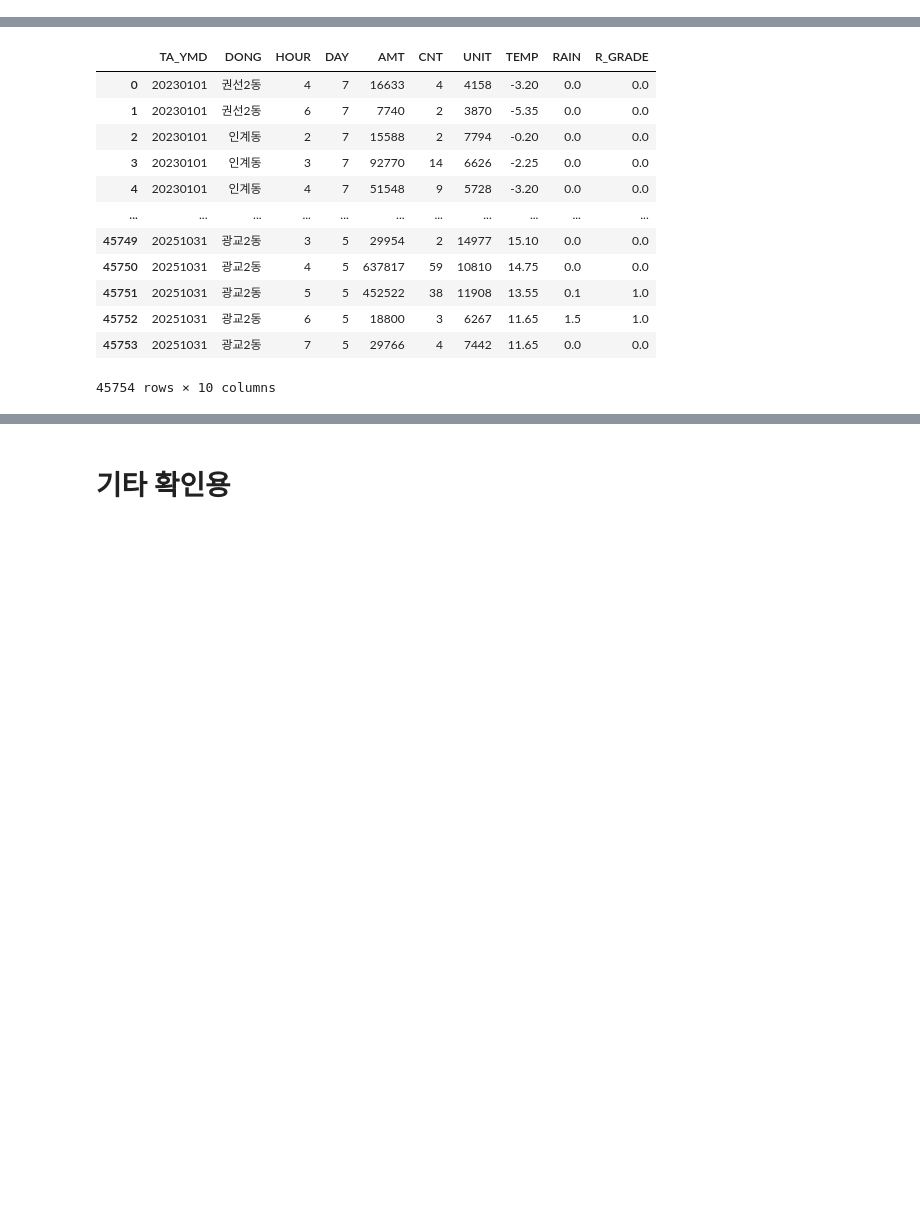
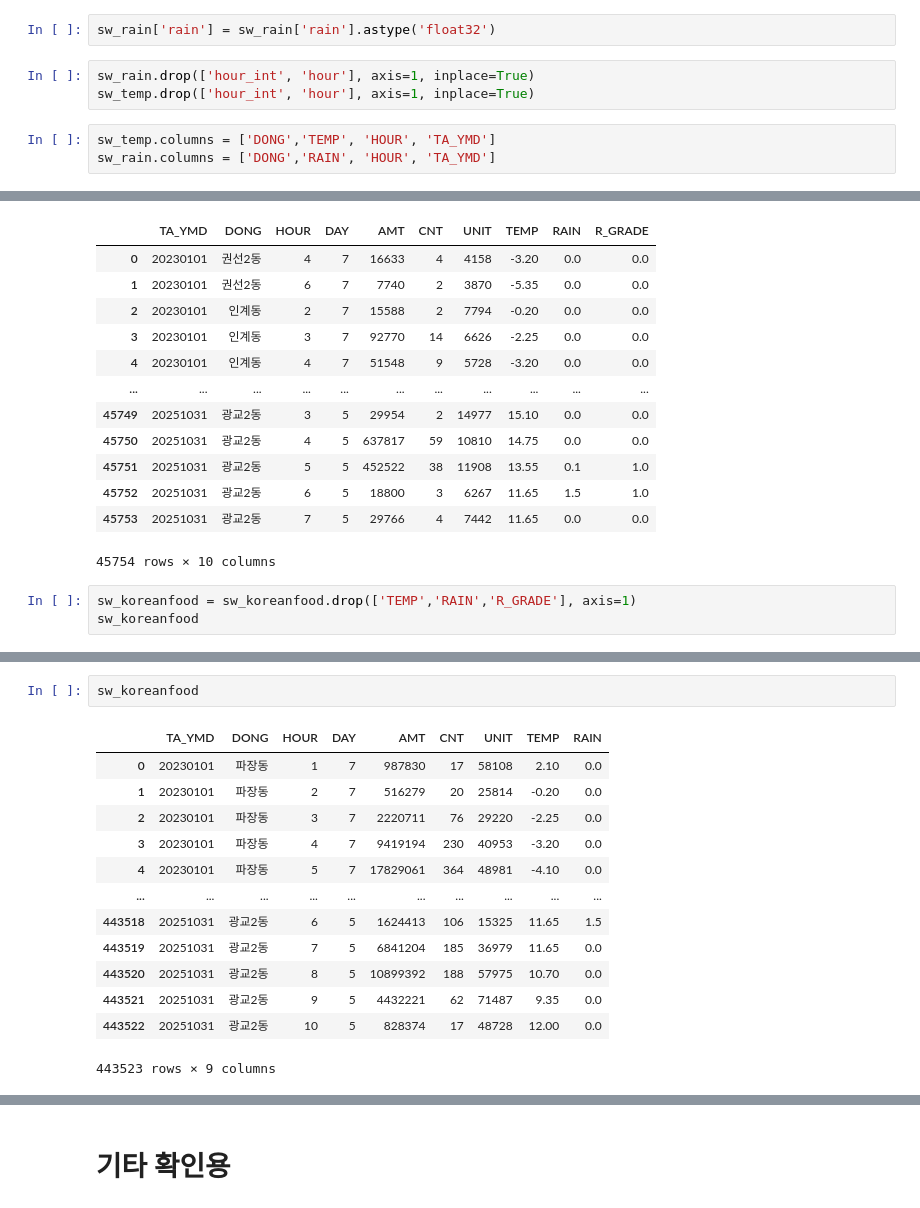
Before and after one commit to Hyo0806/1stProject, a Jupyter notebook: hyo/김효경_전처리.ipynb, the cells around one changed output, grey strips where cells are left out. Drawn from its saved outputs; the diff is of its cells as text; blank space fills up the shorter version.

```diff
--- a/hyo/김효경_전처리.ipynb
+++ b/hyo/김효경_전처리.ipynb
@@ -2323,0 +2630,8 @@ sw_yeongtong
+# %%
+sw_rain['rain'] = sw_rain['rain'].astype('float32')
+# %%
+sw_rain.drop(['hour_int', 'hour'], axis=1, inplace=True)
+sw_temp.drop(['hour_int', 'hour'], axis=1, inplace=True)
+# %%
+sw_temp.columns = ['DONG','TEMP', 'HOUR', 'TA_YMD']
+sw_rain.columns = ['DONG','RAIN', 'HOUR', 'TA_YMD']
@@ -2618,3 +2947,6 @@ sw_rest
 | 45752 | 20251031 | 광교2동 | 6 | 5 | 18800 | 3 | 6267 | 11.65 | 1.5 | 1.0 |
 | 45753 | 20251031 | 광교2동 | 7 | 5 | 29766 | 4 | 7442 | 11.65 | 0.0 | 0.0 |
 45754 rows × 10 columns
+# %%
+sw_koreanfood = sw_koreanfood.drop(['TEMP','RAIN','R_GRADE'], axis=1)
+sw_koreanfood
@@ -2620,0 +3038,16 @@ sw_rest
+# %%
+sw_koreanfood
+# %% [output]
+|  | TA_YMD | DONG | HOUR | DAY | AMT | CNT | UNIT | TEMP | RAIN |
+| 0 | 20230101 | 파장동 | 1 | 7 | 987830 | 17 | 58108 | 2.10 | 0.0 |
+| 1 | 20230101 | 파장동 | 2 | 7 | 516279 | 20 | 25814 | -0.20 | 0.0 |
+| 2 | 20230101 | 파장동 | 3 | 7 | 2220711 | 76 | 29220 | -2.25 | 0.0 |
+| 3 | 20230101 | 파장동 | 4 | 7 | 9419194 | 230 | 40953 | -3.20 | 0.0 |
+| 4 | 20230101 | 파장동 | 5 | 7 | 17829061 | 364 | 48981 | -4.10 | 0.0 |
+| ... | ... | ... | ... | ... | ... | ... | ... | ... | ... |
+| 443518 | 20251031 | 광교2동 | 6 | 5 | 1624413 | 106 | 15325 | 11.65 | 1.5 |
+| 443519 | 20251031 | 광교2동 | 7 | 5 | 6841204 | 185 | 36979 | 11.65 | 0.0 |
+| 443520 | 20251031 | 광교2동 | 8 | 5 | 10899392 | 188 | 57975 | 10.70 | 0.0 |
+| 443521 | 20251031 | 광교2동 | 9 | 5 | 4432221 | 62 | 71487 | 9.35 | 0.0 |
+| 443522 | 20251031 | 광교2동 | 10 | 5 | 828374 | 17 | 48728 | 12.00 | 0.0 |
+443523 rows × 9 columns
```
Also changed, not shown: parts of 17 cells of this notebook, 4 other files.
